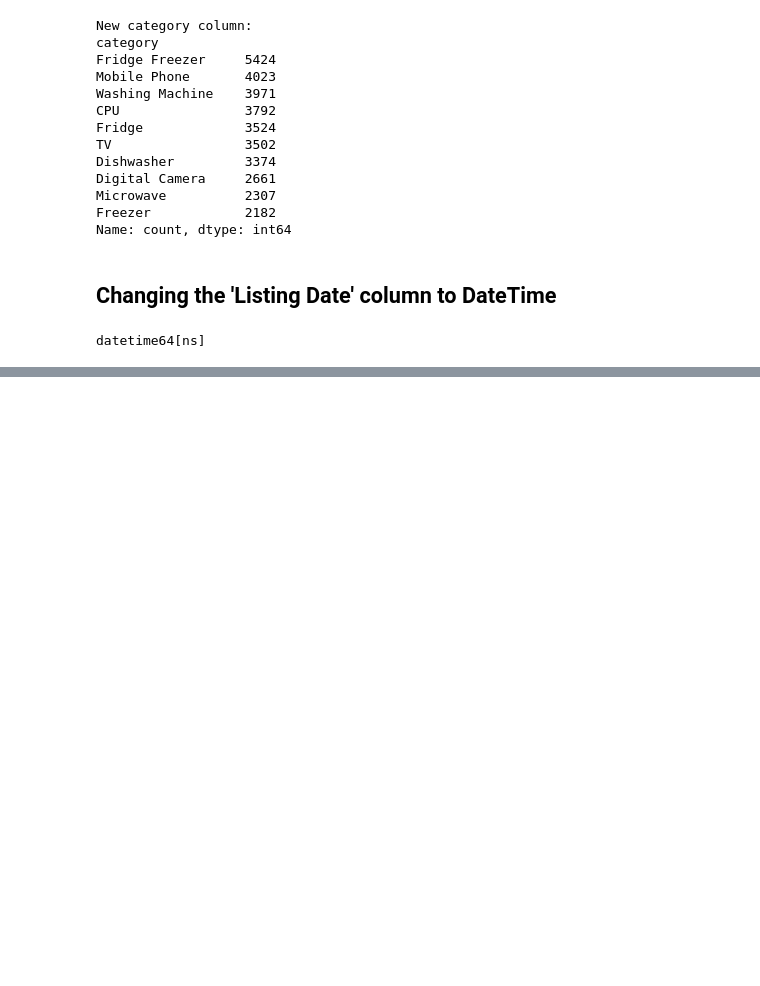
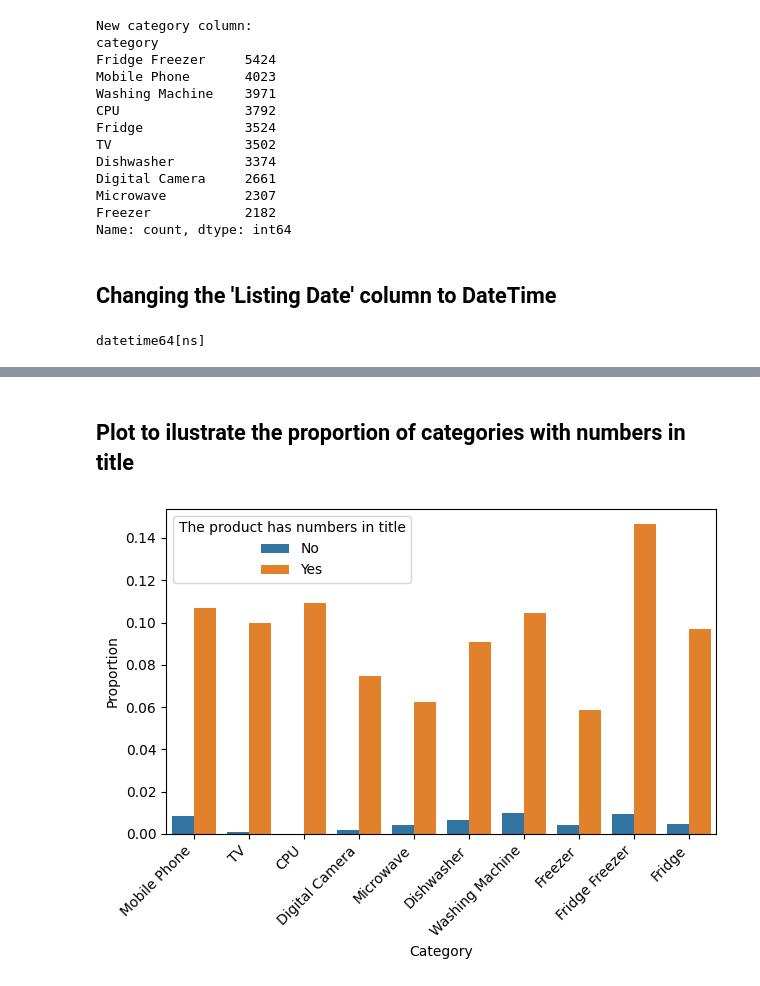
Before and after one commit to ScumpikLau/ml-product-category-laura-corbu, a Jupyter notebook: notebook/product_category_analysis.ipynb, the cells around one changed output, grey strips where cells are left out. Saved outputs shown, nothing was run; the diff lists cells and outputs as text; code cells hidden in the pictures; blank space fills up the shorter version.

```diff
--- a/notebook/product_category_analysis.ipynb
+++ b/notebook/product_category_analysis.ipynb
@@ -203,0 +304,13 @@ datetime64[ns]
+# %% [markdown]
+## Plot to ilustrate the proportion of categories with numbers in title
+# %%
+ax = sns.countplot(data=df, x='category', hue='title_has_numbers',
+                   stat='proportion')
+ax.set_ylabel('Proportion')
+ax.set_xlabel('Category')
+plt.xticks(rotation=45, ha='right')
+ax.legend(title='The product has numbers in title', labels=['No','Yes'])
+plt.tight_layout()
+plt.show()
+# %% [output]
+[figure, added]
```
Also changed, not shown: parts of 6 cells of this notebook.
